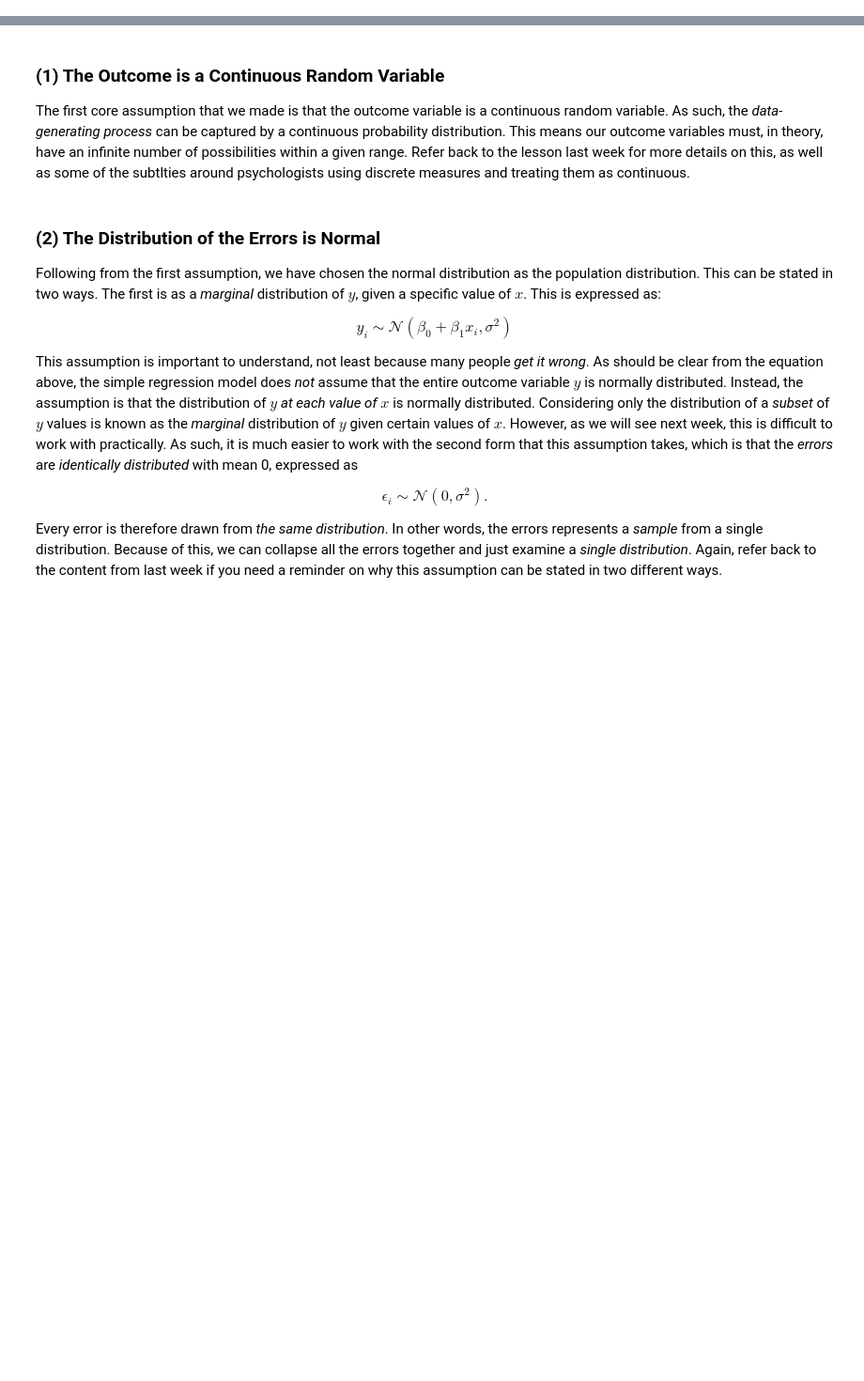
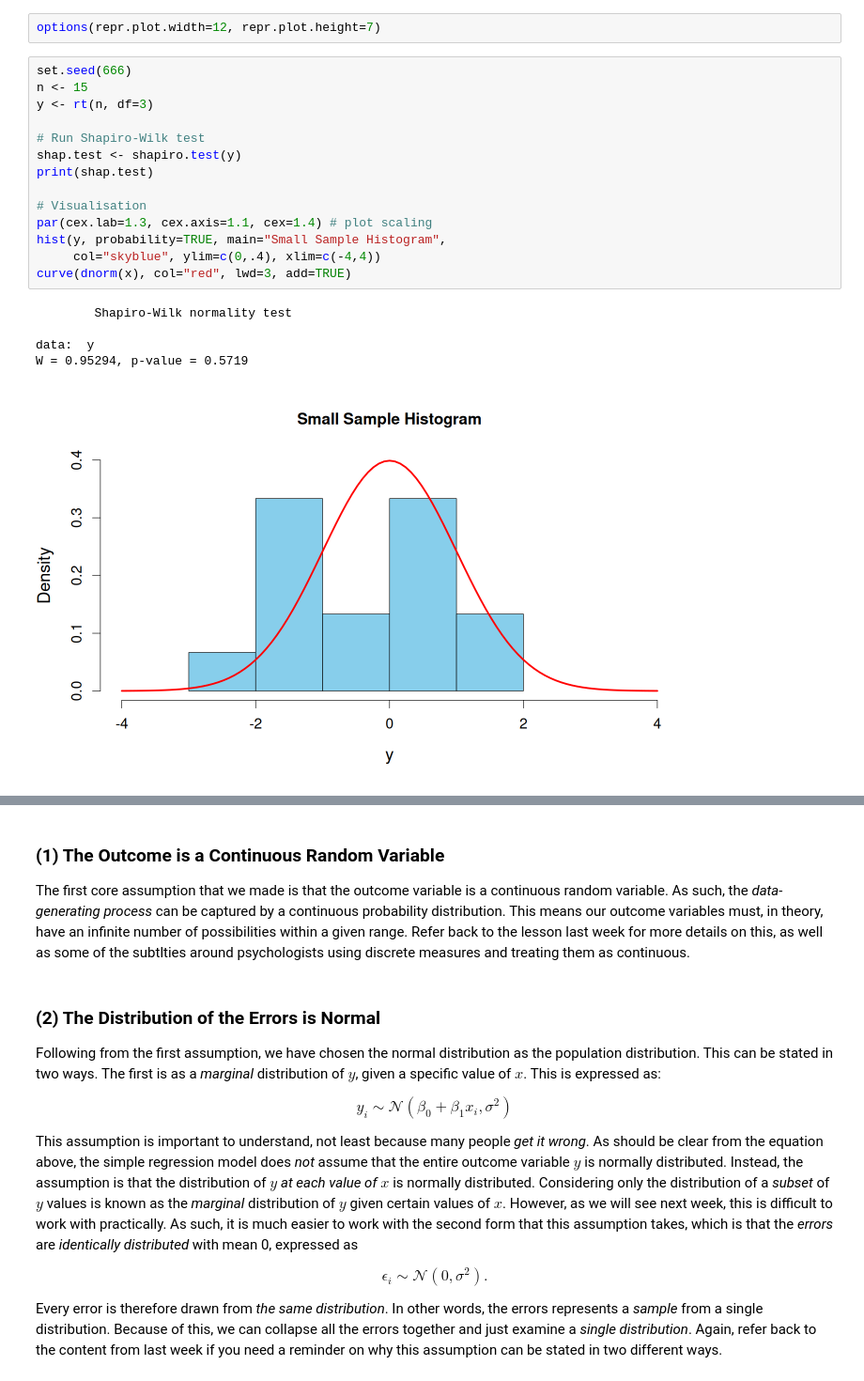
Before and after one commit to PCHN63101-Advanced-Data-Skills/Assumptions-Diagnostics-Transforms, a Jupyter notebook: 2.checking-assumptions.ipynb, the cells around one changed output, grey strips where cells are left out. Shown: that part at 94% size. Drawn from its saved outputs; the diff is of its cells as text; blank space fills up the shorter version.

```diff
--- a/2.checking-assumptions.ipynb
+++ b/2.checking-assumptions.ipynb
@@ -3,0 +19,22 @@
+# %%
+options(repr.plot.width=12, repr.plot.height=7)
+# %%
+set.seed(666)
+n <- 15
+y <- rt(n, df=3)
+
+# Run Shapiro-Wilk test
+shap.test <- shapiro.test(y)
+print(shap.test)
+
+# Visualisation
+par(cex.lab=1.3, cex.axis=1.1, cex=1.4) # plot scaling
+hist(y, probability=TRUE, main="Small Sample Histogram",
+     col="skyblue", ylim=c(0,.4), xlim=c(-4,4))
+curve(dnorm(x), col="red", lwd=3, add=TRUE)
+# %% [output]
+        Shapiro-Wilk normality test
+
+data:  y
+W = 0.95294, p-value = 0.5719
+[figure, added]
```
Also changed, not shown: parts of 10 cells of this notebook, 18 other files.
